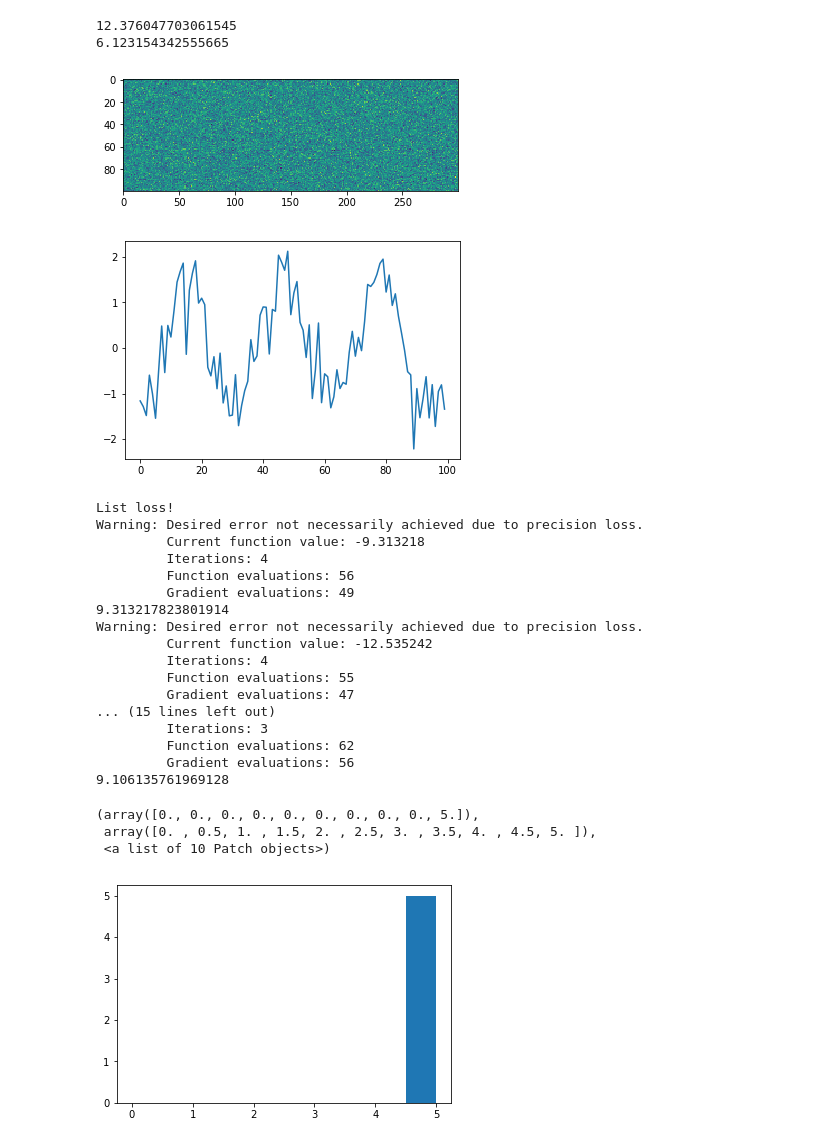
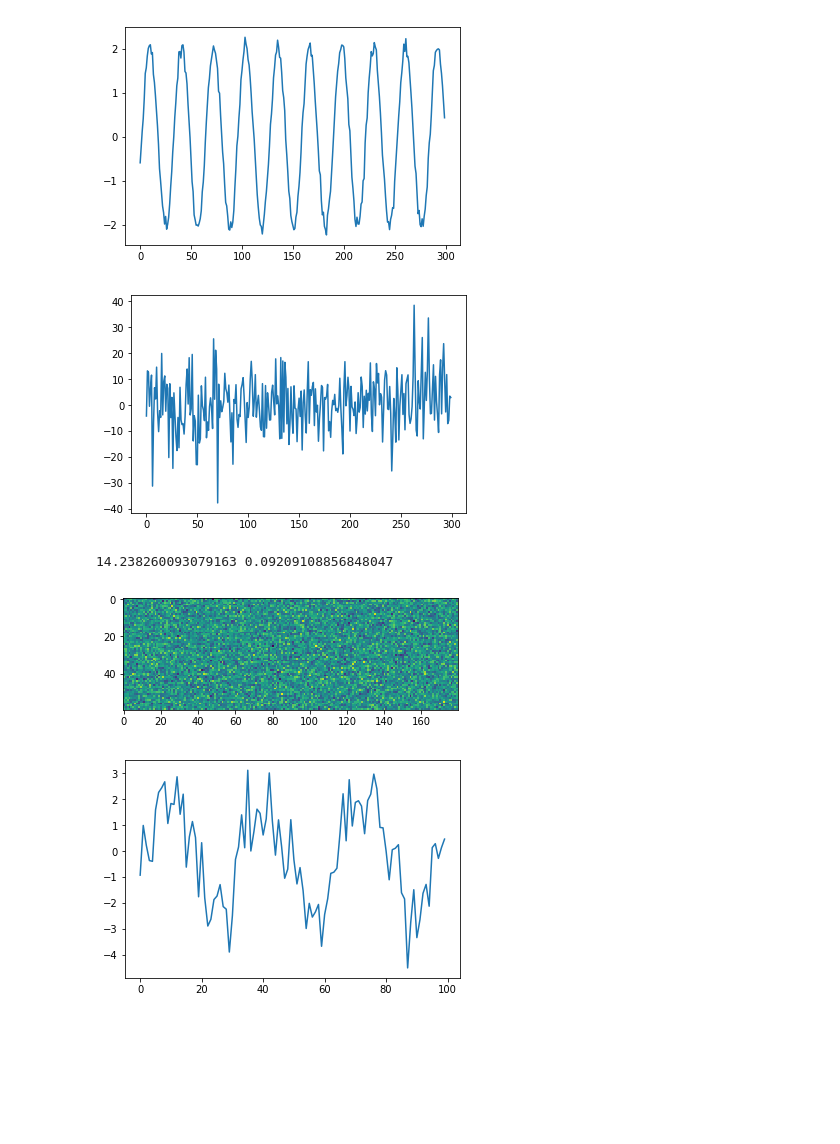
Before and after one commit to BouchardLab/DynamicalComponentsAnalysis, a Jupyter notebook: ComplexityComponentsAnalysis.ipynb, the cells around one changed output. Saved outputs shown, nothing was run; the diff lists cells and outputs as text; code cells hidden in the pictures; blank space fills up the shorter version.

```diff
--- a/ComplexityComponentsAnalysis.ipynb
+++ b/ComplexityComponentsAnalysis.ipynb
@@ -6,79 +6,42 @@ import scipy.stats
 from autograd import grad
 import cca
 # %%
-N = 100
-len_X = 1000
-latent_dim = 1
+N = 60
+len_X = 10000
+d = 1
 T = 20
 
 E = scipy.stats.ortho_group.rvs(N)[:, :latent_dim]
 dynamics = np.zeros((len_X, latent_dim))
 t = np.arange(len_X)*0.2
 for i in range(latent_dim):
     a, b = np.random.normal(0, 1, (2,))
     dynamics[:, i] = a*np.sin(t) + b*np.cos(t)
 
+dynamics = dynamics + np.random.normal(0, 0.1, dynamics.shape)
+noisy_dynamics = dynamics + np.random.normal(0, 10, dynamics.shape)
+
+plt.plot(dynamics[:300,:])
+plt.show()
+
+plt.plot(noisy_dynamics[:300,:])
+plt.show()
+
 original_pi = cca.calc_pi(dynamics, T)
-print(original_pi)
-
-original_pi = cca.calc_pi(dynamics + np.random.normal(0, 0.5, dynamics.shape), T)
-print(original_pi)
+noisy_pi = cca.calc_pi(noisy_dynamics, T)
+print(original_pi, noisy_pi)
 
 X = np.dot(dynamics, E.T)
-X = X + np.random.normal(0, 0.5, X.shape)
+X = X + np.random.normal(0, 1, X.shape)
 
 plt.imshow(X[:3*N, :].T)
 plt.show()
 
 plt.plot(np.dot(X, E[:, :latent_dim])[:100])
 plt.show()
 # %% [output]
-12.376047703061545
-6.123154342555665
-[figure, old version]
+[figure, new version]
-[figure, old version]
+[figure, new version]
+14.238260093079163 0.09209108856848047
+[figure, added]
+[figure, added]
-# %%
-loss = cca.build_loss(X, T, latent_dim, kron=False)
-grad_loss = grad(loss)
-
-
-opt_pi_vals = []
-num_trials = 5
-
-for trial_idx in range(num_trials):
-    v_init = np.random.normal(0, 1, (latent_dim, N))
-    v_init = v_init / np.sqrt(np.sum(v_init**2, axis=1, keepdims=True))
-
-    opt_result = scipy.optimize.minimize(loss, v_init.flatten(), method='BFGS', jac=grad_loss, options={"disp":True})
-    v_opt_flat = opt_result["x"]
-    opt_pi = -loss(v_opt_flat)
-    print(opt_pi)
-    opt_pi_vals.append(opt_pi)
-
-    #v_opt = v_opt_flat.reshape((latent_dim, N))
-    #v_opt = v_opt / np.sqrt(np.sum(v_opt**2, axis=1, keepdims=True))
-# %% [output]
-List loss!
-Warning: Desired error not necessarily achieved due to precision loss.
-         Current function value: -9.313218
-         Iterations: 4
-         Function evaluations: 56
-         Gradient evaluations: 49
-9.313217823801914
-Warning: Desired error not necessarily achieved due to precision loss.
-         Current function value: -12.535242
-         Iterations: 4
-         Function evaluations: 55
-         Gradient evaluations: 47
-... (15 lines left out)
-         Iterations: 3
-         Function evaluations: 62
-         Gradient evaluations: 56
-9.106135761969128
-# %%
-plt.hist(opt_pi_vals, range=(0, 5))
-# %% [output]
-(array([0., 0., 0., 0., 0., 0., 0., 0., 0., 5.]),
- array([0. , 0.5, 1. , 1.5, 2. , 2.5, 3. , 3.5, 4. , 4.5, 5. ]),
- <a list of 10 Patch objects>)
-[figure, removed]
```
Also changed, not shown: parts of 1 cell of this notebook, 1 other file.
